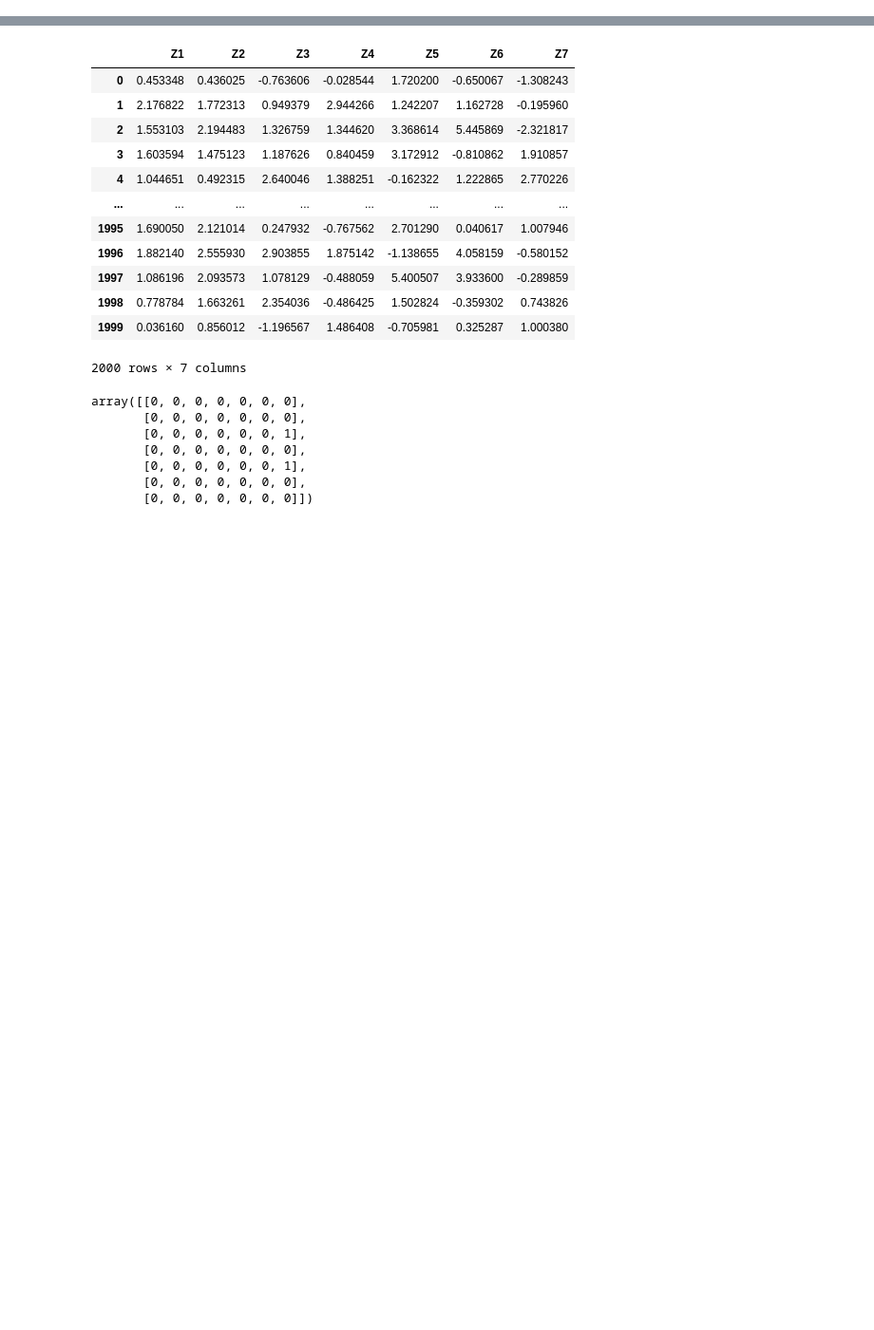
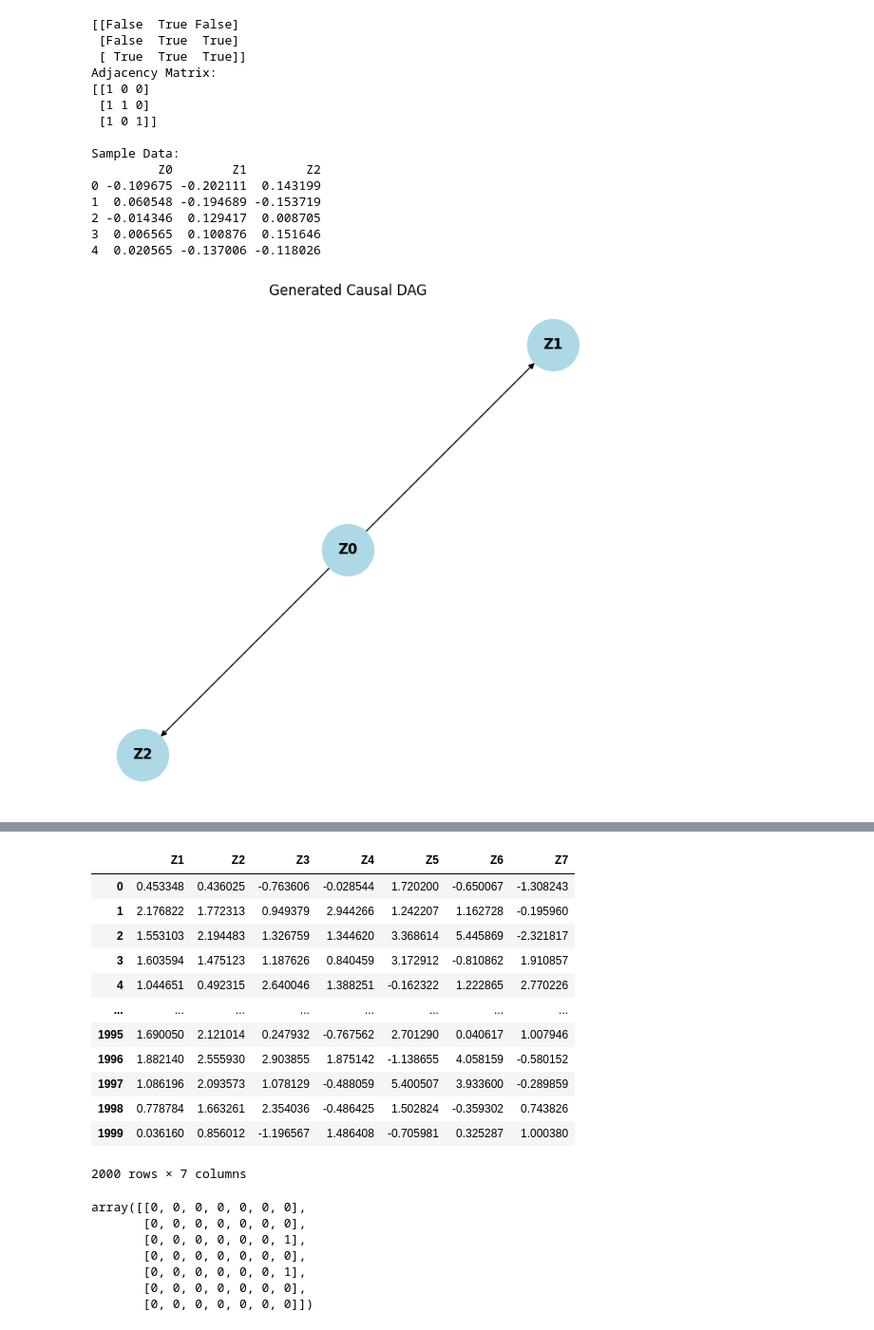
Before and after one commit to wasimahmadpk/cdmi, a Jupyter notebook: src/scms.ipynb, the cells around one changed output, grey strips where cells are left out. Shown at 95% size. Saved outputs shown, nothing was run; the diff lists cells and outputs as text; code cells hidden in the pictures; blank space fills up the shorter version.

```diff
--- a/src/scms.ipynb
+++ b/src/scms.ipynb
@@ -19,2 +20,33 @@ from renyiDAG import generate_dag_and_time_series
 
 np.random.seed(1)
+# %%
+n_nodes = 3          # Total variables (10 variables)
+edge_prob = 0.60      # Probability of edge creation
+nonlinear_prob = 0.0   # Chance of nonlinearity per edge
+
+sim = RandomCausalSimulator(n_nodes, edge_prob, nonlinear_prob, seed=42)
+df, graph = sim.simulate()  # Only df and adj returned
+
+print("Adjacency Matrix:")
+print(graph)
+print("\nSample Data:")
+print(df.head())
+
+sim.draw_dag()
+# %% [output]
+[[False  True False]
+ [False  True  True]
+ [ True  True  True]]
+Adjacency Matrix:
+[[1 0 0]
+ [1 1 0]
+ [1 0 1]]
+
+Sample Data:
+         Z0        Z1        Z2
+0 -0.109675 -0.202111  0.143199
+1  0.060548 -0.194689 -0.153719
+2 -0.014346  0.129417  0.008705
+3  0.006565  0.100876  0.151646
+4  0.020565 -0.137006 -0.118026
+[figure, added]
```
Also changed, not shown: parts of 10 cells of this notebook, 3 other files.
